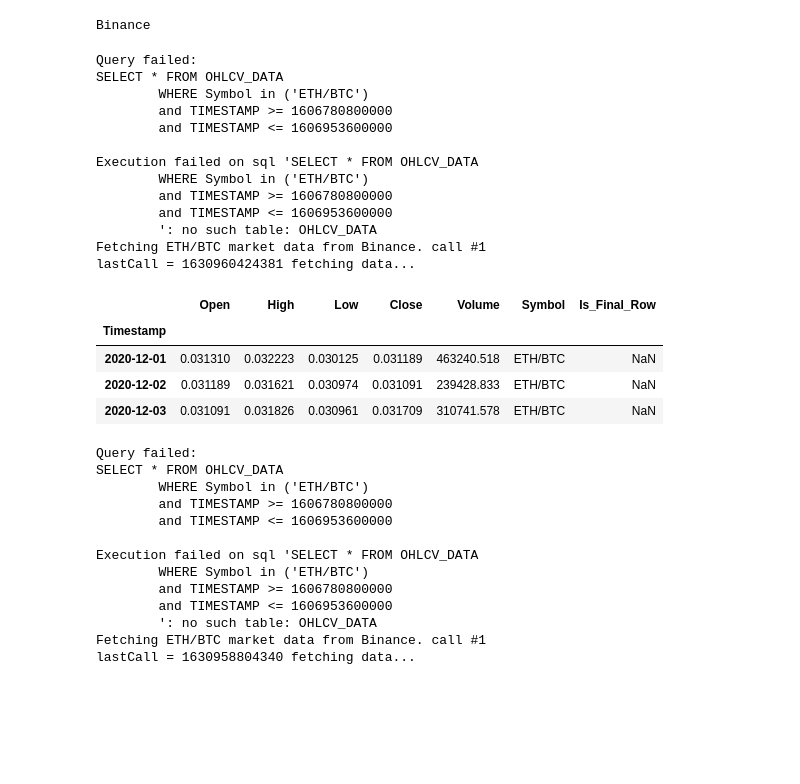
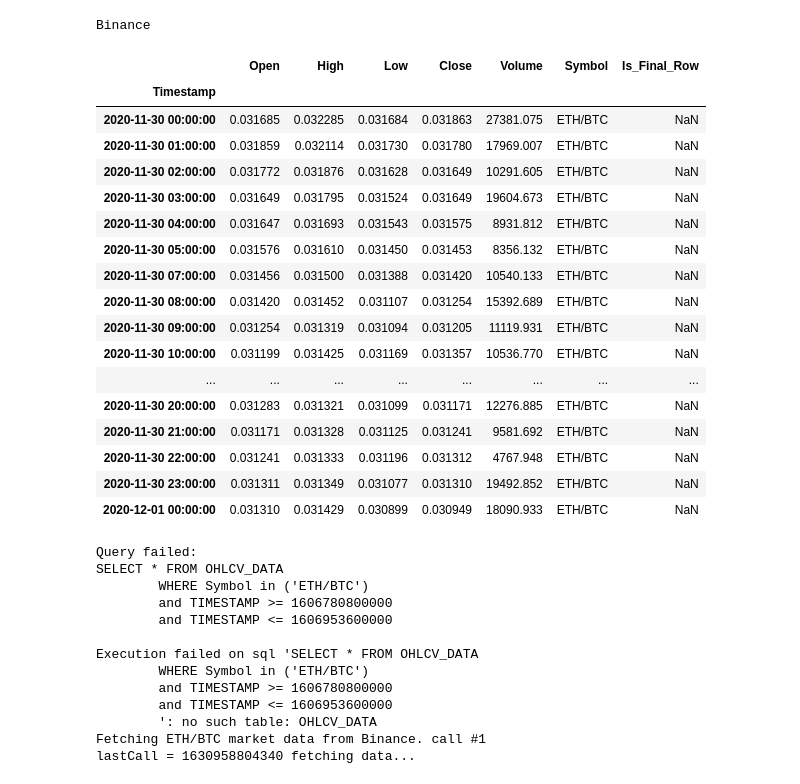
Before and after one commit to avepus/crypto-model, a Jupyter notebook: notebooks/building data retrieval.ipynb, the cells around one changed output. Cells and saved outputs as stored; diff of their text form; code cells hidden in the pictures; blank space fills up the shorter version.

```diff
--- a/notebooks/building data retrieval.ipynb
+++ b/notebooks/building data retrieval.ipynb
@@ -18,24 +18,24 @@ print(exchange)
 # %% [output]
 Binance
 # %%
-first = gcd.get_DataFrame(['ETH/BTC'], exchange, '12/1/20', '12/3/20', timeframe='1d')
+first = gcd.get_DataFrame(['ETH/BTC'], exchange, '11/30/20', '12/1/20', timeframe='1h')
 first
 # %% [output]
-Query failed:
-SELECT * FROM OHLCV_DATA
-        WHERE Symbol in ('ETH/BTC')
-        and TIMESTAMP >= 1606780800000
-        and TIMESTAMP <= 1606953600000
-
-Execution failed on sql 'SELECT * FROM OHLCV_DATA
-        WHERE Symbol in ('ETH/BTC')
-        and TIMESTAMP >= 1606780800000
-        and TIMESTAMP <= 1606953600000
-        ': no such table: OHLCV_DATA
-Fetching ETH/BTC market data from Binance. call #1
-lastCall = 1630960424381 fetching data...
 |  | Open | High | Low | Close | Volume | Symbol | Is_Final_Row |
 | Timestamp |  |  |  |  |  |  |  |
-| 2020-12-01 | 0.031310 | 0.032223 | 0.030125 | 0.031189 | 463240.518 | ETH/BTC | NaN |
-| 2020-12-02 | 0.031189 | 0.031621 | 0.030974 | 0.031091 | 239428.833 | ETH/BTC | NaN |
-| 2020-12-03 | 0.031091 | 0.031826 | 0.030961 | 0.031709 | 310741.578 | ETH/BTC | NaN |
+| 2020-11-30 00:00:00 | 0.031685 | 0.032285 | 0.031684 | 0.031863 | 27381.075 | ETH/BTC | NaN |
+| 2020-11-30 01:00:00 | 0.031859 | 0.032114 | 0.031730 | 0.031780 | 17969.007 | ETH/BTC | NaN |
+| 2020-11-30 02:00:00 | 0.031772 | 0.031876 | 0.031628 | 0.031649 | 10291.605 | ETH/BTC | NaN |
+| 2020-11-30 03:00:00 | 0.031649 | 0.031795 | 0.031524 | 0.031649 | 19604.673 | ETH/BTC | NaN |
+| 2020-11-30 04:00:00 | 0.031647 | 0.031693 | 0.031543 | 0.031575 | 8931.812 | ETH/BTC | NaN |
+| 2020-11-30 05:00:00 | 0.031576 | 0.031610 | 0.031450 | 0.031453 | 8356.132 | ETH/BTC | NaN |
+| 2020-11-30 07:00:00 | 0.031456 | 0.031500 | 0.031388 | 0.031420 | 10540.133 | ETH/BTC | NaN |
+| 2020-11-30 08:00:00 | 0.031420 | 0.031452 | 0.031107 | 0.031254 | 15392.689 | ETH/BTC | NaN |
+| 2020-11-30 09:00:00 | 0.031254 | 0.031319 | 0.031094 | 0.031205 | 11119.931 | ETH/BTC | NaN |
+| 2020-11-30 10:00:00 | 0.031199 | 0.031425 | 0.031169 | 0.031357 | 10536.770 | ETH/BTC | NaN |
+| ... | ... | ... | ... | ... | ... | ... | ... |
+| 2020-11-30 20:00:00 | 0.031283 | 0.031321 | 0.031099 | 0.031171 | 12276.885 | ETH/BTC | NaN |
+| 2020-11-30 21:00:00 | 0.031171 | 0.031328 | 0.031125 | 0.031241 | 9581.692 | ETH/BTC | NaN |
+| 2020-11-30 22:00:00 | 0.031241 | 0.031333 | 0.031196 | 0.031312 | 4767.948 | ETH/BTC | NaN |
+| 2020-11-30 23:00:00 | 0.031311 | 0.031349 | 0.031077 | 0.031310 | 19492.852 | ETH/BTC | NaN |
+| 2020-12-01 00:00:00 | 0.031310 | 0.031429 | 0.030899 | 0.030949 | 18090.933 | ETH/BTC | NaN |
```
Also changed, not shown: parts of 1 cell of this notebook, 3 other files.
